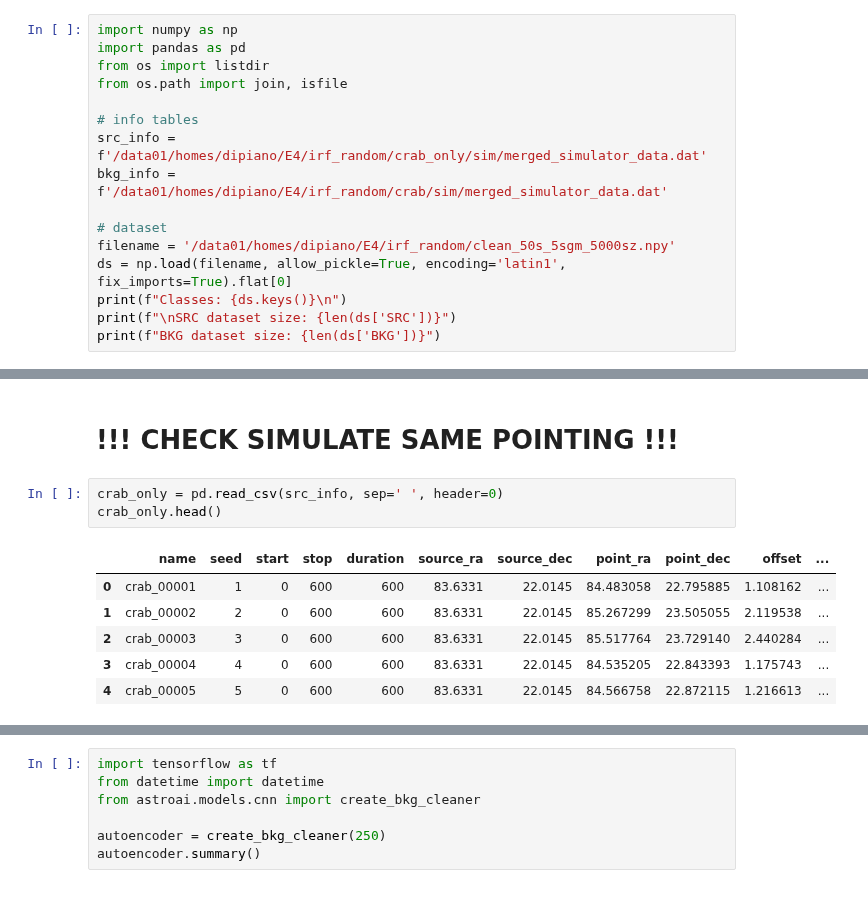
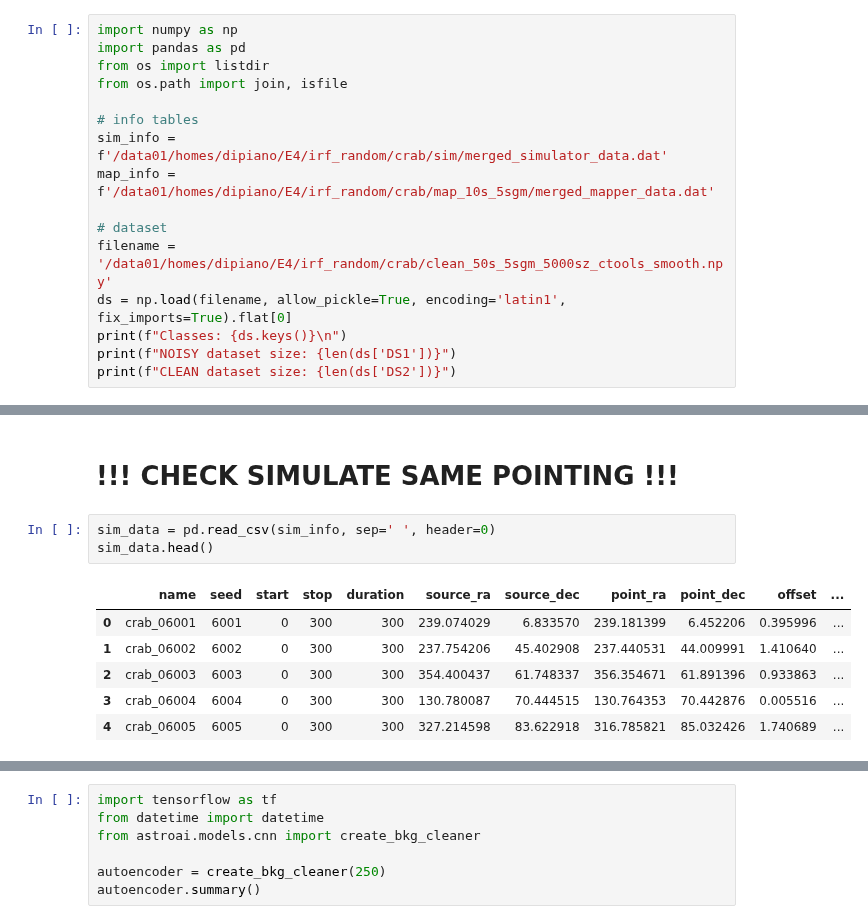
Before and after one commit to ambra-dipiano/astroAI, a Jupyter notebook: astroai/notebooks/cnn-cleaner.ipynb, the cells around one changed output, grey strips where cells are left out. Saved outputs shown, nothing was run; the diff lists cells and outputs as text.

```diff
--- a/astroai/notebooks/cnn-cleaner.ipynb
+++ b/astroai/notebooks/cnn-cleaner.ipynb
@@ -5,13 +5,13 @@ from os import listdir
 from os.path import join, isfile
 
 # info tables
-src_info = f'/data01/homes/dipiano/E4/irf_random/crab_only/sim/merged_simulator_data.dat'
-bkg_info = f'/data01/homes/dipiano/E4/irf_random/crab/sim/merged_simulator_data.dat'
+sim_info = f'/data01/homes/dipiano/E4/irf_random/crab/sim/merged_simulator_data.dat'
+map_info = f'/data01/homes/dipiano/E4/irf_random/crab/map_10s_5sgm/merged_mapper_data.dat'
 
 # dataset
-filename = '/data01/homes/dipiano/E4/irf_random/clean_50s_5sgm_5000sz.npy'
+filename = '/data01/homes/dipiano/E4/irf_random/crab/clean_50s_5sgm_5000sz_ctools_smooth.npy'
 ds = np.load(filename, allow_pickle=True, encoding='latin1', fix_imports=True).flat[0]
 print(f"Classes: {ds.keys()}\n")
-print(f"\nSRC dataset size: {len(ds['SRC'])}")
-print(f"BKG dataset size: {len(ds['BKG'])}")
+print(f"NOISY dataset size: {len(ds['DS1'])}")
+print(f"CLEAN dataset size: {len(ds['DS2'])}")
 # %% [output]
@@ -38,13 +37,13 @@ Test labenoicyls: (1000, 250, 250, 1)
 # %% [markdown]
 # !!! CHECK SIMULATE SAME POINTING !!!
 # %%
-crab_only = pd.read_csv(src_info, sep=' ', header=0)
-crab_only.head()
+sim_data = pd.read_csv(sim_info, sep=' ', header=0)
+sim_data.head()
 # %% [output]
 |  | name | seed | start | stop | duration | source_ra | source_dec | point_ra | point_dec | offset | ... |
-| 0 | crab_00001 | 1 | 0 | 600 | 600 | 83.6331 | 22.0145 | 84.483058 | 22.795885 | 1.108162 | ... |
-| 1 | crab_00002 | 2 | 0 | 600 | 600 | 83.6331 | 22.0145 | 85.267299 | 23.505055 | 2.119538 | ... |
-| 2 | crab_00003 | 3 | 0 | 600 | 600 | 83.6331 | 22.0145 | 85.517764 | 23.729140 | 2.440284 | ... |
-| 3 | crab_00004 | 4 | 0 | 600 | 600 | 83.6331 | 22.0145 | 84.535205 | 22.843393 | 1.175743 | ... |
-| 4 | crab_00005 | 5 | 0 | 600 | 600 | 83.6331 | 22.0145 | 84.566758 | 22.872115 | 1.216613 | ... |
+| 0 | crab_06001 | 6001 | 0 | 300 | 300 | 239.074029 | 6.833570 | 239.181399 | 6.452206 | 0.395996 | ... |
+| 1 | crab_06002 | 6002 | 0 | 300 | 300 | 237.754206 | 45.402908 | 237.440531 | 44.009991 | 1.410640 | ... |
+| 2 | crab_06003 | 6003 | 0 | 300 | 300 | 354.400437 | 61.748337 | 356.354671 | 61.891396 | 0.933863 | ... |
+| 3 | crab_06004 | 6004 | 0 | 300 | 300 | 130.780087 | 70.444515 | 130.764353 | 70.442876 | 0.005516 | ... |
+| 4 | crab_06005 | 6005 | 0 | 300 | 300 | 327.214598 | 83.622918 | 316.785821 | 85.032426 | 1.740689 | ... |
 # %%
```
Also changed, not shown: parts of 4 cells of this notebook.
